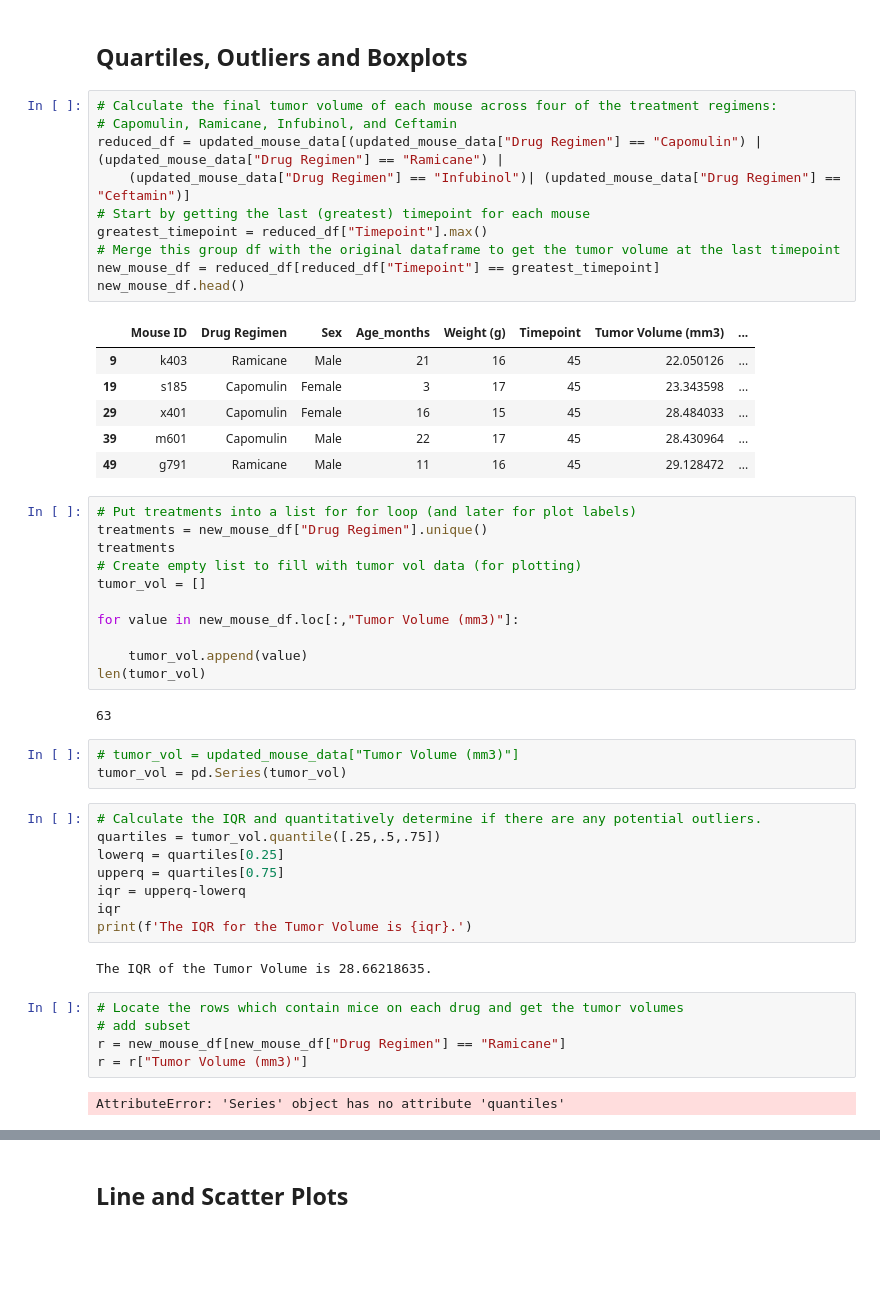
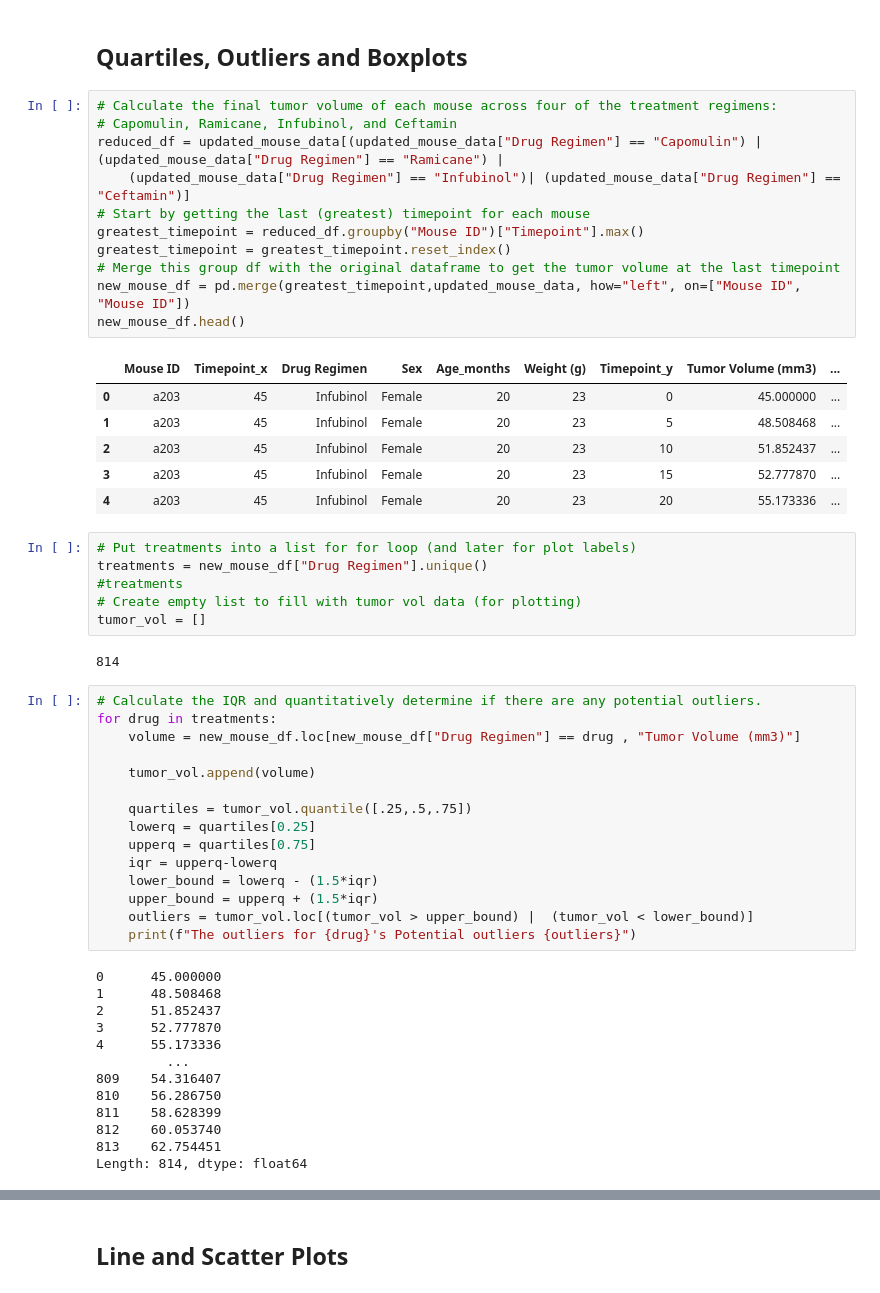
Before and after one commit to HBodden/Pymaceuticals---Module-5-Challenge, a Jupyter notebook: pymaceuticals_complete.ipynb, the cells around one changed output, grey strips where cells are left out. Saved outputs shown, nothing was run; the diff lists cells and outputs as text; blank space fills up the shorter version.

```diff
--- a/pymaceuticals_complete.ipynb
+++ b/pymaceuticals_complete.ipynb
@@ -157,53 +157,57 @@ plt.show()
 # %%
 # Calculate the final tumor volume of each mouse across four of the treatment regimens:
 # Capomulin, Ramicane, Infubinol, and Ceftamin
 reduced_df = updated_mouse_data[(updated_mouse_data["Drug Regimen"] == "Capomulin") | (updated_mouse_data["Drug Regimen"] == "Ramicane") |
     (updated_mouse_data["Drug Regimen"] == "Infubinol")| (updated_mouse_data["Drug Regimen"] == "Ceftamin")]
 # Start by getting the last (greatest) timepoint for each mouse
-greatest_timepoint = reduced_df["Timepoint"].max()
+greatest_timepoint = reduced_df.groupby("Mouse ID")["Timepoint"].max()
+greatest_timepoint = greatest_timepoint.reset_index()
 # Merge this group df with the original dataframe to get the tumor volume at the last timepoint
-new_mouse_df = reduced_df[reduced_df["Timepoint"] == greatest_timepoint]
+new_mouse_df = pd.merge(greatest_timepoint,updated_mouse_data, how="left", on=["Mouse ID", "Mouse ID"])
 new_mouse_df.head()
 # %% [output]
-|  | Mouse ID | Drug Regimen | Sex | Age_months | Weight (g) | Timepoint | Tumor Volume (mm3) | ... |
-| 9 | k403 | Ramicane | Male | 21 | 16 | 45 | 22.050126 | ... |
-| 19 | s185 | Capomulin | Female | 3 | 17 | 45 | 23.343598 | ... |
-| 29 | x401 | Capomulin | Female | 16 | 15 | 45 | 28.484033 | ... |
-| 39 | m601 | Capomulin | Male | 22 | 17 | 45 | 28.430964 | ... |
-| 49 | g791 | Ramicane | Male | 11 | 16 | 45 | 29.128472 | ... |
+|  | Mouse ID | Timepoint_x | Drug Regimen | Sex | Age_months | Weight (g) | Timepoint_y | Tumor Volume (mm3) | ... |
+| 0 | a203 | 45 | Infubinol | Female | 20 | 23 | 0 | 45.000000 | ... |
+| 1 | a203 | 45 | Infubinol | Female | 20 | 23 | 5 | 48.508468 | ... |
+| 2 | a203 | 45 | Infubinol | Female | 20 | 23 | 10 | 51.852437 | ... |
+| 3 | a203 | 45 | Infubinol | Female | 20 | 23 | 15 | 52.777870 | ... |
+| 4 | a203 | 45 | Infubinol | Female | 20 | 23 | 20 | 55.173336 | ... |
 # %%
 # Put treatments into a list for for loop (and later for plot labels)
 treatments = new_mouse_df["Drug Regimen"].unique()
-treatments
+#treatments
 # Create empty list to fill with tumor vol data (for plotting)
 tumor_vol = []
-
-for value in new_mouse_df.loc[:,"Tumor Volume (mm3)"]:
-
-    tumor_vol.append(value)
-len(tumor_vol)
 # %% [output]
-63
+814
-# %%
-# tumor_vol = updated_mouse_data["Tumor Volume (mm3)"]
-tumor_vol = pd.Series(tumor_vol)
 # %%
 # Calculate the IQR and quantitatively determine if there are any potential outliers.
-quartiles = tumor_vol.quantile([.25,.5,.75])
-lowerq = quartiles[0.25]
-upperq = quartiles[0.75]
-iqr = upperq-lowerq
-iqr
-print(f'The IQR for the Tumor Volume is {iqr}.')
+for drug in treatments:
+    volume = new_mouse_df.loc[new_mouse_df["Drug Regimen"] == drug , "Tumor Volume (mm3)"]
+
+    tumor_vol.append(volume)
+
+    quartiles = tumor_vol.quantile([.25,.5,.75])
+    lowerq = quartiles[0.25]
+    upperq = quartiles[0.75]
+    iqr = upperq-lowerq
+    lower_bound = lowerq - (1.5*iqr)
+    upper_bound = upperq + (1.5*iqr)
+    outliers = tumor_vol.loc[(tumor_vol > upper_bound) |  (tumor_vol < lower_bound)]
+    print(f"The outliers for {drug}'s Potential outliers {outliers}")
 # %% [output]
-The IQR of the Tumor Volume is 28.66218635.
+0      45.000000
+1      48.508468
+2      51.852437
+3      52.777870
+4      55.173336
+         ...
+809    54.316407
+810    56.286750
+811    58.628399
+812    60.053740
+813    62.754451
+Length: 814, dtype: float64
-# %%
-# Locate the rows which contain mice on each drug and get the tumor volumes
-# add subset
-r = new_mouse_df[new_mouse_df["Drug Regimen"] == "Ramicane"]
-r = r["Tumor Volume (mm3)"]
-# %% [output]
-AttributeError: 'Series' object has no attribute 'quantiles'
 # %%
     # Determine outliers using upper and lower bounds
 print(f"The lower quartile of the tumor size is: {lowerq}")
```
Also changed, not shown: parts of 5 cells of this notebook.
